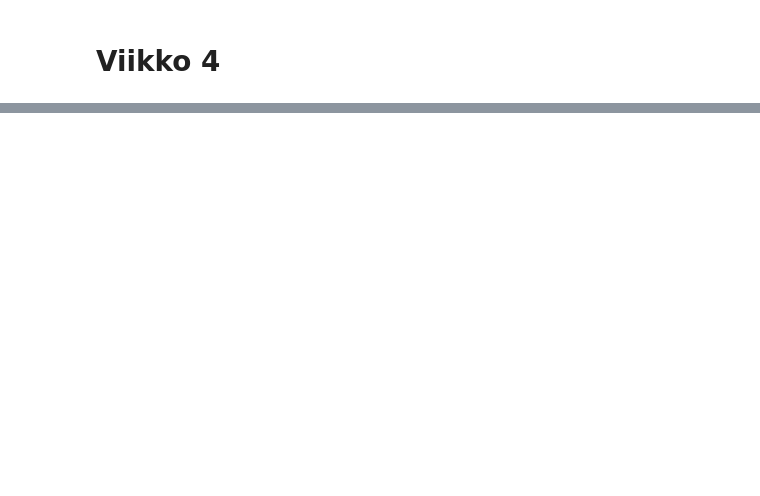
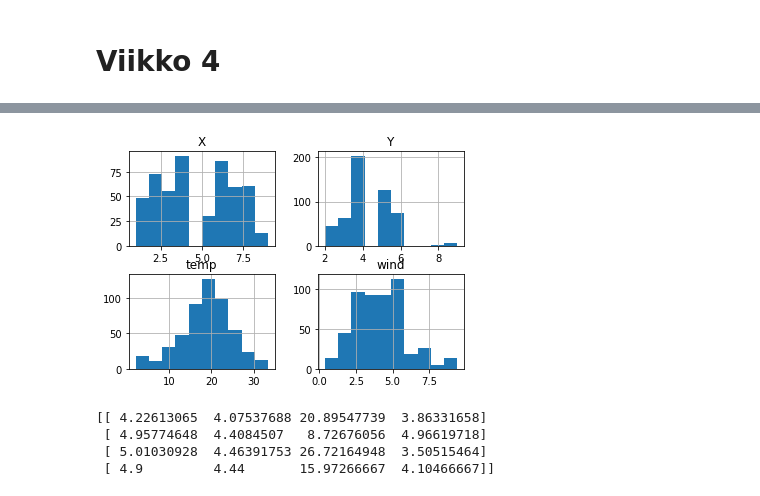
Before and after one commit to AnniMV/JODA2021, a Jupyter notebook: Oppimispk.ipynb, the cells around one changed output, grey strips where cells are left out. Drawn from its saved outputs; the diff is of its cells as text; code cells hidden in the pictures; blank space fills up the shorter version.

```diff
--- a/Oppimispk.ipynb
+++ b/Oppimispk.ipynb
@@ -384,0 +565,3 @@ https://data.solita.fi/finnish-stemming-and-lemmatization-in-python/
+# %%
+df = pd.read_csv("forestfires.csv")
+df.info()
@@ -384,0 +589,16 @@ https://data.solita.fi/finnish-stemming-and-lemmatization-in-python/
+# %%
+#Valitaan tarkasteltavat sarakkeet
+dfcluster = df[['X','Y','temp','wind']]
+# %%
+hist = dfcluster.hist()
+# %% [output]
+[figure, added]
+# %%
+kmeans = KMeans(n_clusters=4).fit(dfcluster)
+centroids = kmeans.cluster_centers_
+print(centroids)
+# %% [output]
+[[ 4.22613065  4.07537688 20.89547739  3.86331658]
+ [ 4.95774648  4.4084507   8.72676056  4.96619718]
+ [ 5.01030928  4.46391753 26.72164948  3.50515464]
+ [ 4.9         4.44       15.97266667  4.10466667]]
```
Also changed, not shown: parts of 31 cells of this notebook.
